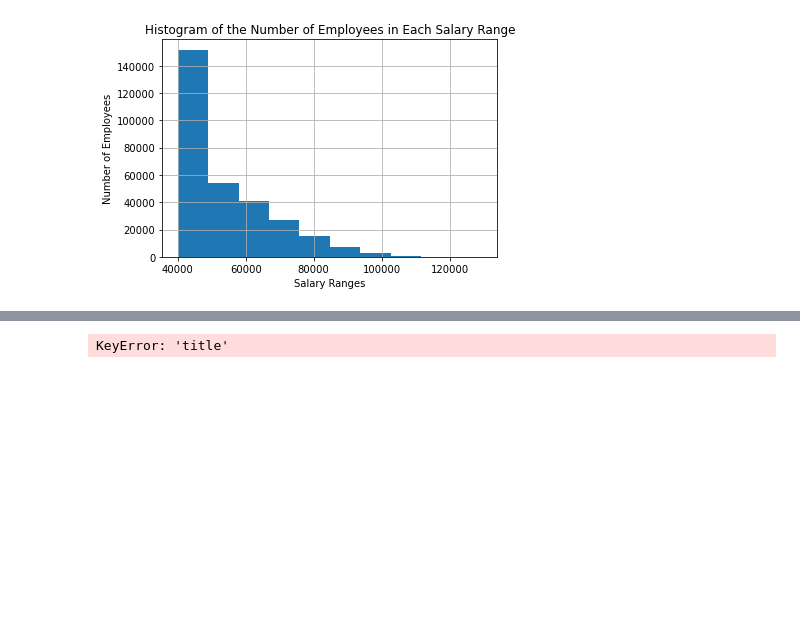
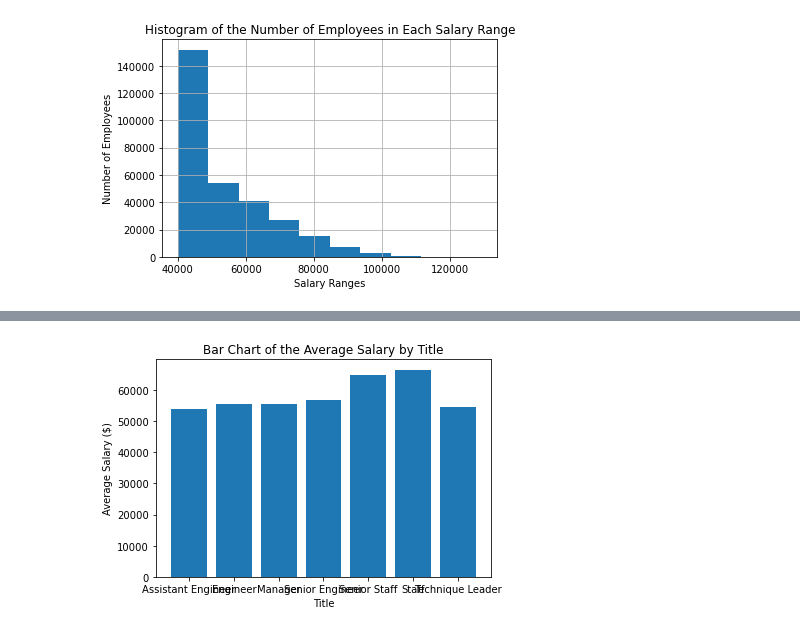
Before and after one commit to johnclos/sql-challenge, a Jupyter notebook: bonus.ipynb, the cells around one changed output, grey strips where cells are left out. Cells and saved outputs as stored; diff of their text form; code cells hidden in the pictures; blank space fills up the shorter version.

```diff
--- a/bonus.ipynb
+++ b/bonus.ipynb
@@ -92,3 +82,6 @@ plt.ylabel("Number of Employees")
 plt.show()
 # %% [output]
 [figure]
+# %%
+salary_groupby_title_df = salary_groupby_title_df.reset_index()
+salary_groupby_title_df
@@ -95,12 +97,12 @@ plt.show()
 # %%
 # Create a bar chart of average salary by title.
     # Generates an average salary bar chart from a pandas dataframe.
     # Plots have titles and axes labels.
 plt.bar(salary_groupby_title_df['title'], salary_groupby_title_df['salary'])
 
-# plt.title("Bar Chart of the Average Salary by Title")
-# plt.xlabel("Title")
-# plt.ylabel("Average Salary ($)")
+plt.title("Bar Chart of the Average Salary by Title")
+plt.xlabel("Title")
+plt.ylabel("Average Salary ($)")
 plt.show()
 # %% [output]
-KeyError: 'title'
+[figure, added]
```
Also changed, not shown: parts of 2 cells of this notebook.
